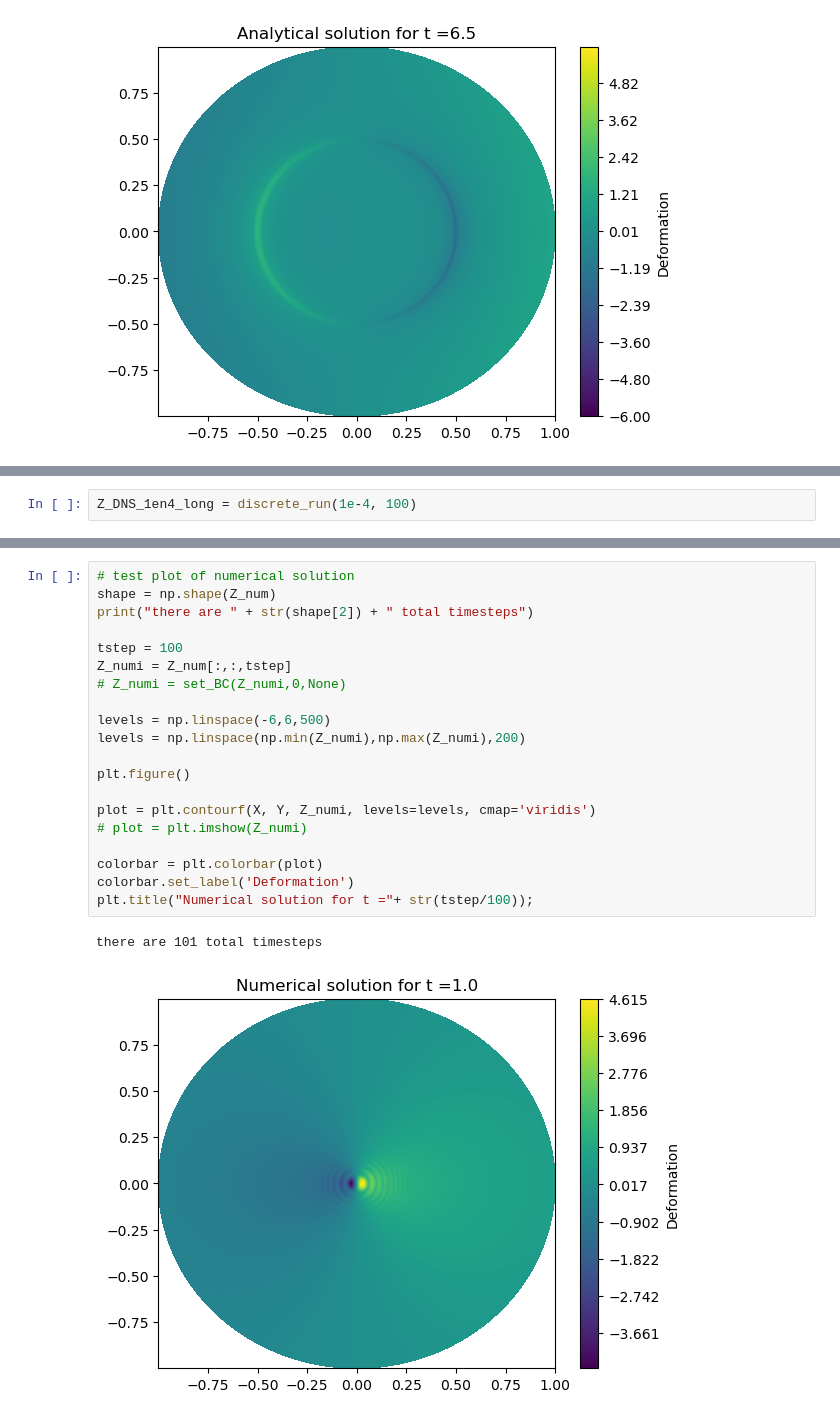
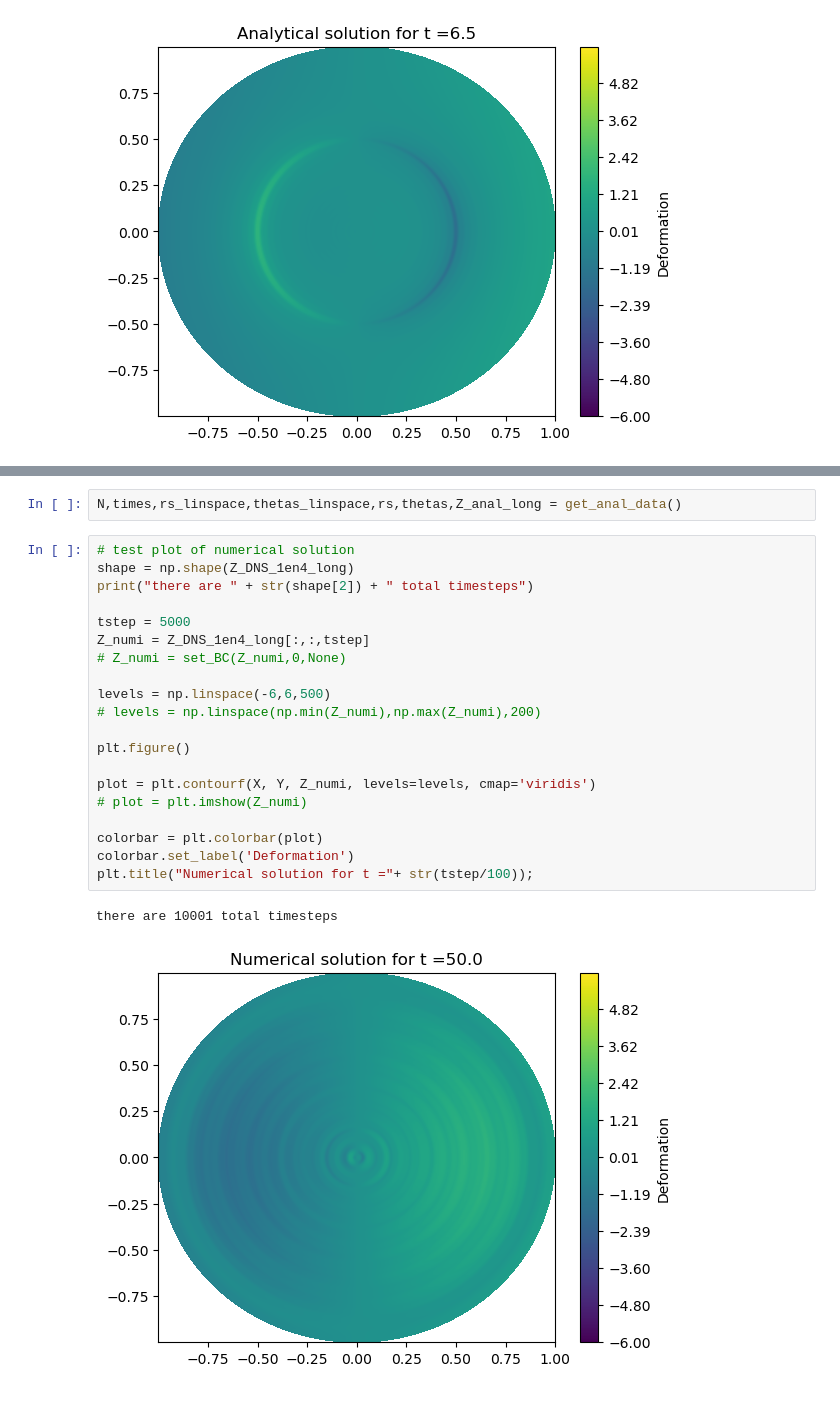
Before and after one commit to mw6136/WAVE, a Jupyter notebook: Numerical_Methods/testing_iterative.ipynb, the cells around one changed output, grey strips where cells are left out. Cells and saved outputs as stored; diff of their text form.

```diff
--- a/Numerical_Methods/testing_iterative.ipynb
+++ b/Numerical_Methods/testing_iterative.ipynb
@@ -287,2 +251,0 @@ Z_DNS_1en6 = discrete_run(1e-6, max_time)
-# %%
-Z_DNS_1en4_long = discrete_run(1e-4, 100)
@@ -382,23 +386,25 @@ plt.savefig("error_comparison.png")
+# %%
+N,times,rs_linspace,thetas_linspace,rs,thetas,Z_anal_long = get_anal_data()
 # %%
 # test plot of numerical solution
-shape = np.shape(Z_num)
+shape = np.shape(Z_DNS_1en4_long)
 print("there are " + str(shape[2]) + " total timesteps")
 
-tstep = 100
-Z_numi = Z_num[:,:,tstep]
+tstep = 5000
+Z_numi = Z_DNS_1en4_long[:,:,tstep]
 # Z_numi = set_BC(Z_numi,0,None)
 
 levels = np.linspace(-6,6,500)
-levels = np.linspace(np.min(Z_numi),np.max(Z_numi),200)
+# levels = np.linspace(np.min(Z_numi),np.max(Z_numi),200)
 
 plt.figure()
 
 plot = plt.contourf(X, Y, Z_numi, levels=levels, cmap='viridis')
 # plot = plt.imshow(Z_numi)
 
 colorbar = plt.colorbar(plot)
 colorbar.set_label('Deformation')
 plt.title("Numerical solution for t ="+ str(tstep/100));
 # %% [output]
-there are 101 total timesteps
+there are 10001 total timesteps
-[figure, old version]
+[figure, new version]
```
Also changed, not shown: parts of 19 cells of this notebook.
